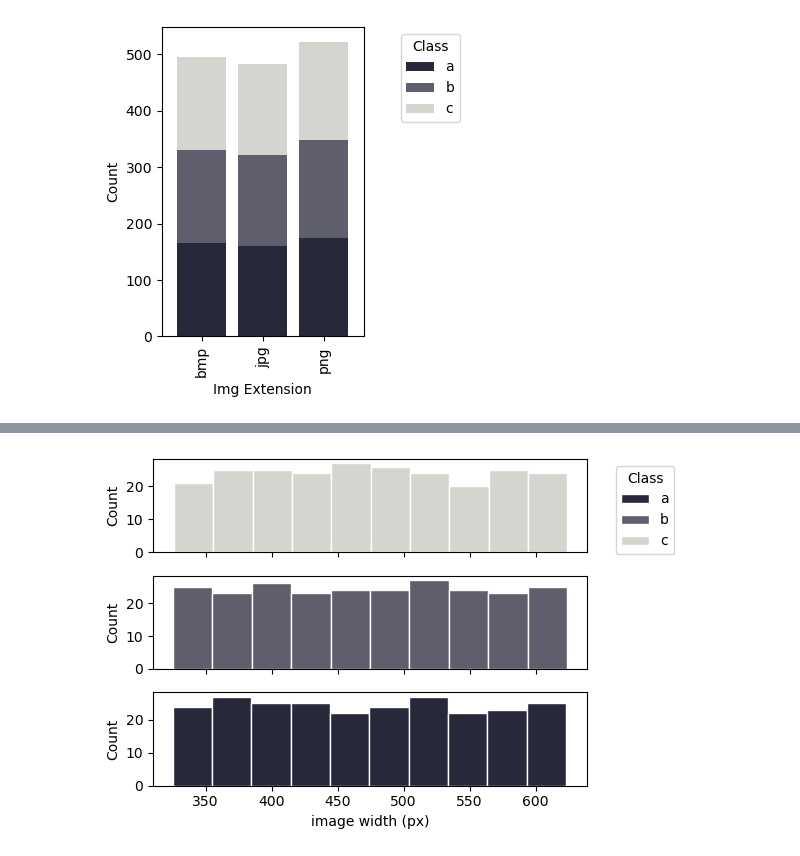
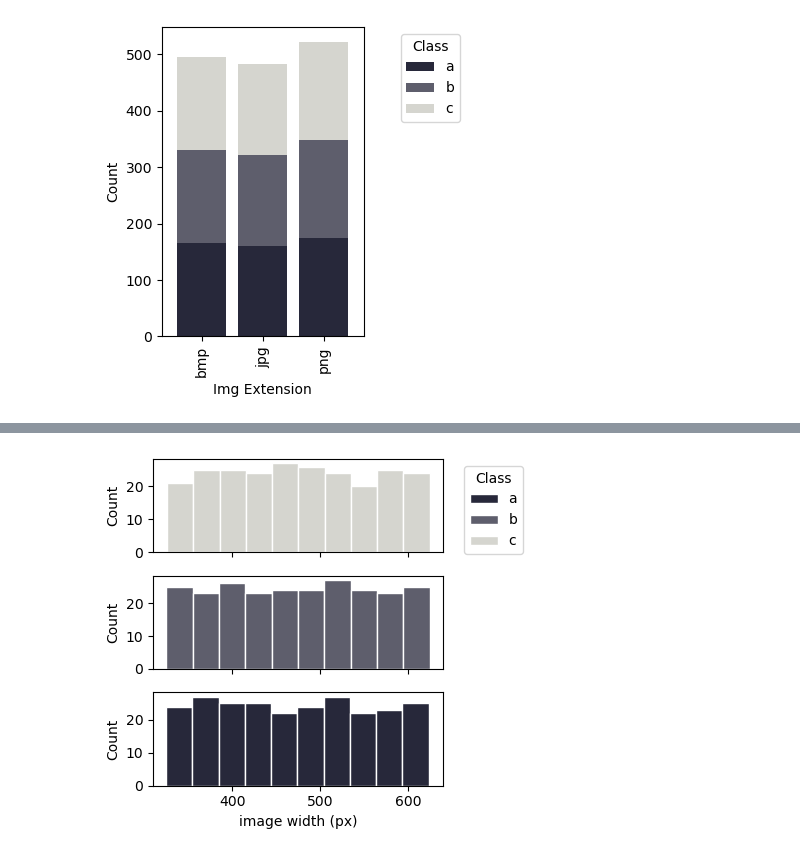
Before and after one commit to sjabarnia/squares, a Jupyter notebook: exploration.ipynb, the cells around one changed output, grey strips where cells are left out. Drawn from its saved outputs; the diff is of its cells as text; code cells hidden in the pictures.

Commit message:
plot per class metrics

```diff
--- a/exploration.ipynb
+++ b/exploration.ipynb
@@ -192,34 +190,34 @@ plt.show()
 # %%
-fig, axs = plt.subplots( nrows = 3, ncols = 1, figsize=(6, 4), sharex=True)
+fig, axs = plt.subplots( nrows = 3, ncols = 1, figsize=(4.5, 4), sharex=True)
 
 size_by_class = train_df[['class',
                     'width']].groupby(['class',
                                         'width']).value_counts().reset_index()
 
 for i, c in enumerate(class_names[::-1]):
     g = sns.histplot(
         data=size_by_class[size_by_class['class'] == c],
         x='width',
         hue='class',
         multiple='stack',
         bins=10,
         palette=colors,
         hue_order=class_names,
         stat='count',
         alpha=1,
         edgecolor='white',
         ax = axs[i]
     )
     if i == 0:
         l = g.get_legend()
         l.set_bbox_to_anchor((1.05, 1))
         l.set_title('Class')
     else:
         g.get_legend().remove()
 
 plt.xlabel('image width (px)')
 plt.ylabel('Count')
 plt.tight_layout()
 plt.show()
 # %% [output]
-[figure, old version]
+[figure, new version]
```
Also changed, not shown: parts of 15 cells of this notebook.
